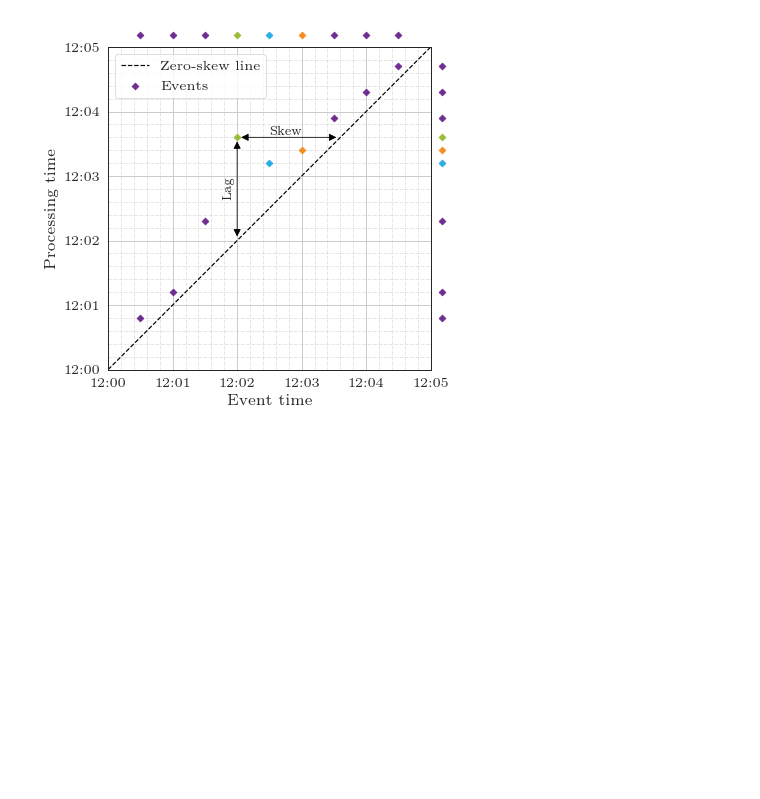
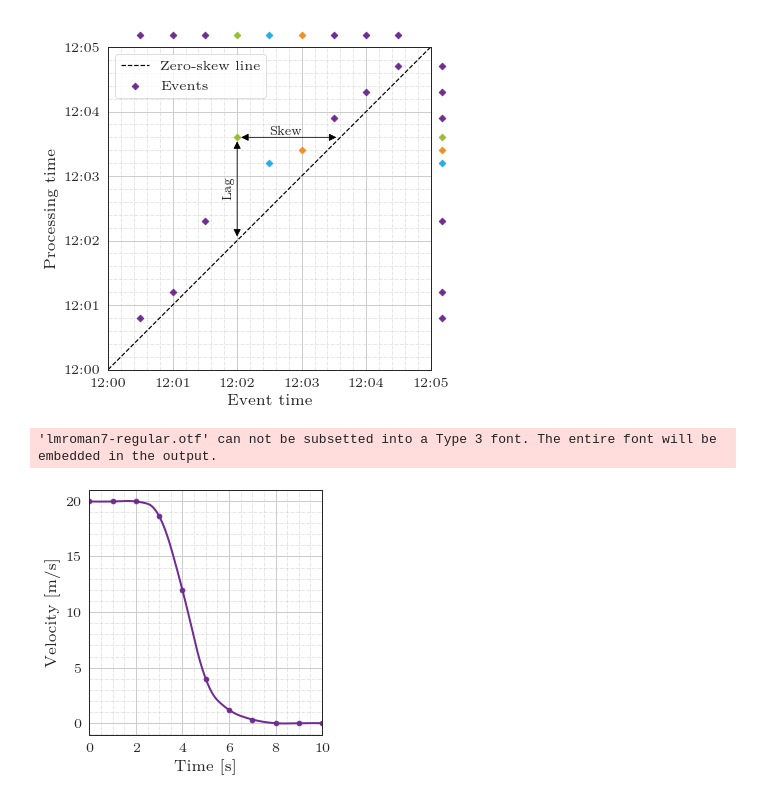
Before and after one commit to DominikStiller/dhbw-bt, a Jupyter notebook: plots/figures.ipynb, the cells around one changed output. Saved outputs shown, nothing was run; the diff lists cells and outputs as text; code cells hidden in the pictures; blank space fills up the shorter version.

```diff
--- a/plots/figures.ipynb
+++ b/plots/figures.ipynb
@@ -115,0 +82,22 @@ def plot_time_skew_watermark():
+# %%
+def plot_emergency_stop():
+    fig, axs = plotter.make_subplots(figsize=[4, 4])
+    ax = axs[0]
+
+    t1 = np.linspace(0, 10, 11)
+    t2 = np.linspace(0, 10, 300)
+    vs = [1.33 * x for x in [15, 15, 15, 14, 9, 3, 0.9, 0.25, 0, 0, 0]]
+    ax.plot(t2, interp1d(t1, vs, kind='quadratic')(t2), linewidth = 2)
+    ax.scatter(t1, vs, marker="o")
+
+    ax.set_ylabel("Velocity [m/s]")
+    ax.set_xlabel("Time [s]")
+    ax.set_xlim([0, 10])
+
+    plotter.format(fig)
+    plotter.save("usecase_analytics_emergency_stop")
+
+plot_emergency_stop()
+# %% [output]
+'lmroman7-regular.otf' can not be subsetted into a Type 3 font. The entire font will be embedded in the output.
+[figure, added]
```
Also changed, not shown: parts of 1 cell of this notebook, 16 other files.
